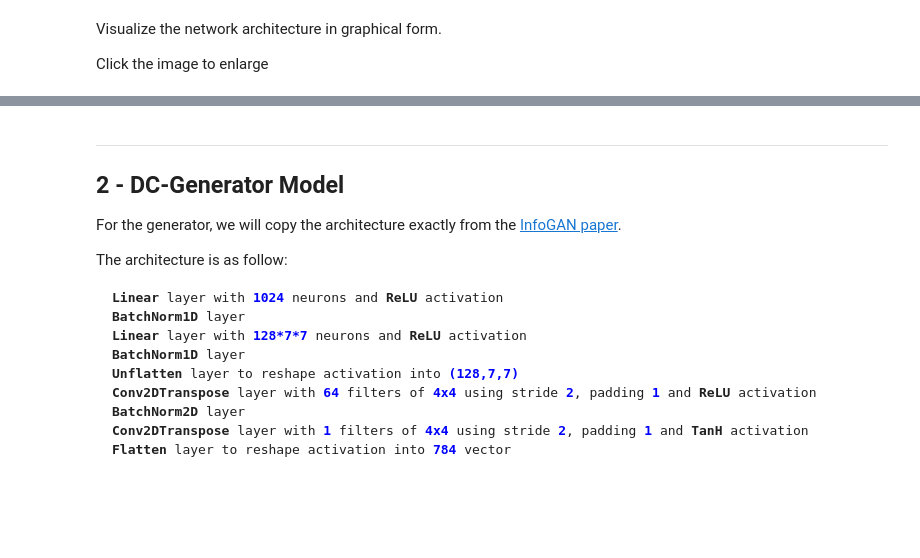
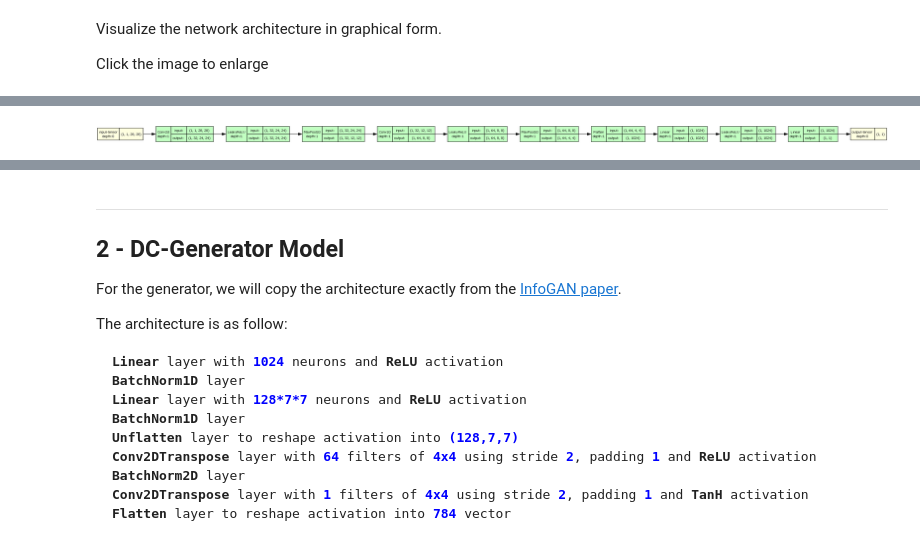
Before and after one commit to AI-IF-TelU/103012350550-Mohamed-ali-ibrahim-genai, a Jupyter notebook: assignment-06-gan/student_template.ipynb, the cells around one changed output, grey strips where cells are left out. Cells and saved outputs as stored; diff of their text form; code cells hidden in the pictures; blank space fills up the shorter version.

```diff
--- a/assignment-06-gan/student_template.ipynb
+++ b/assignment-06-gan/student_template.ipynb
@@ -1246,34 +1374,34 @@ def dc_discriminator():
     return nn.Sequential(
         # add Conv2d() with 32 Filters, kernel size 5, and Stride 1
         # (from input channel = 1)
-        ??,
+        nn.Conv2d(1, 32, kernel_size=5, stride=1),
 
         # add Leaky ReLU with alpha=0.01
-        ??,
+        nn.LeakyReLU(0.01),
 
         # add MaxPool2d() with kernel size 2, Stride 2
-        ??,
+        nn.MaxPool2d(kernel_size=2, stride=2),
 
         # add Conv2d() with 64 Filters, kernel size 5, and Stride 1
-        ??,
+        nn.Conv2d(32, 64, kernel_size=5, stride=1),
 
         # add Leaky ReLU with alpha=0.01
-        ??,
+        nn.LeakyReLU(0.01),
 
         # add MaxPool2d() with kernel size 2x2, Stride 2
-        ??,
+        nn.MaxPool2d(kernel_size=2, stride=2),
 
         # add Flatten() layer
-        ??,
+        nn.Flatten(),
 
         # add Linear layer with both input and output size 4*4*64
-        ??,
+        nn.Linear(4 * 4 * 64, 4 * 4 * 64),
 
         # add Leaky ReLU with alpha=0.01
-        ??,
+        nn.LeakyReLU(0.01),
 
         # add Linear layer with input 4*4*64 and output 1
-        ??
+        nn.Linear(4 * 4 * 64, 1)
 
     )
 # %% [markdown]
@@ -1307,8 +1453,13 @@ Visualize the network architecture in graphical form.
 
 Click the image to enlarge
 # %%
+graphviz_bin = r'C:\Program Files\Graphviz\bin'
+if os.path.isdir(graphviz_bin):
+    os.environ['PATH'] = graphviz_bin + os.pathsep + os.environ.get('PATH', '')
+
 model_graphq = draw_graph(model, input_size=(1, 1, 28, 28), expand_nested=True, graph_dir="LR")
 model_graphq.resize_graph(scale=3)
 
 model_graphq.visual_graph.render("model_d2", format="png")
 display(Image(filename="model_d2.png"))
+# %% [output]
@@ -1315,3 +1467,4 @@ display(Image(filename="model_d2.png"))
+[figure, added]
 # %% [markdown]
 **Expected Output**:
 <pre>
```
Also changed, not shown: parts of 47 cells of this notebook.
